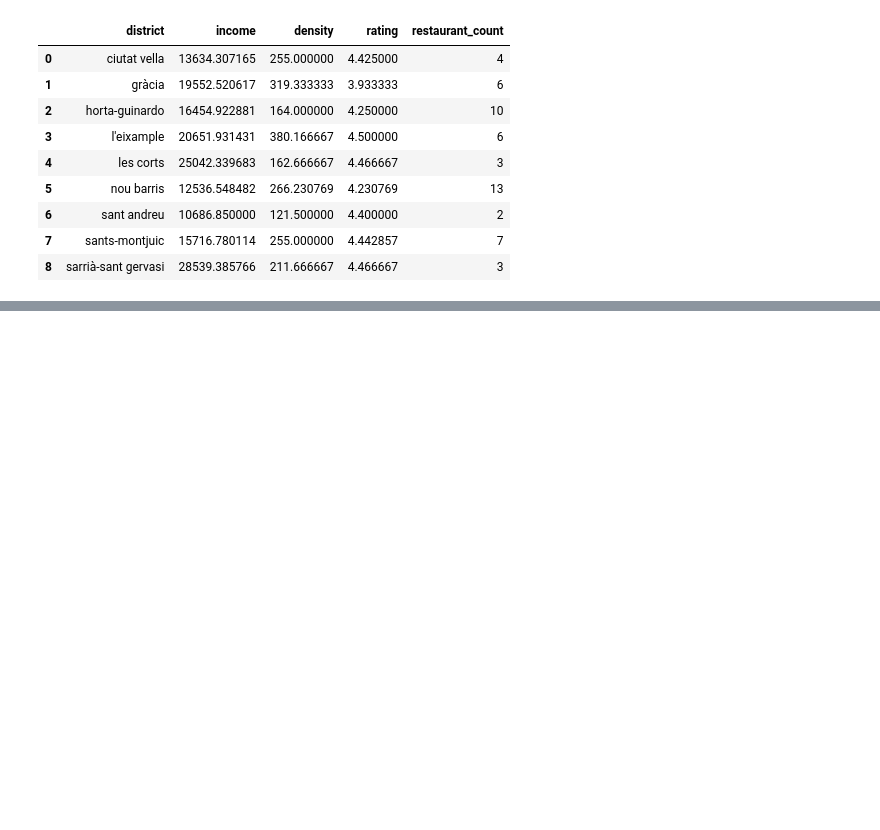
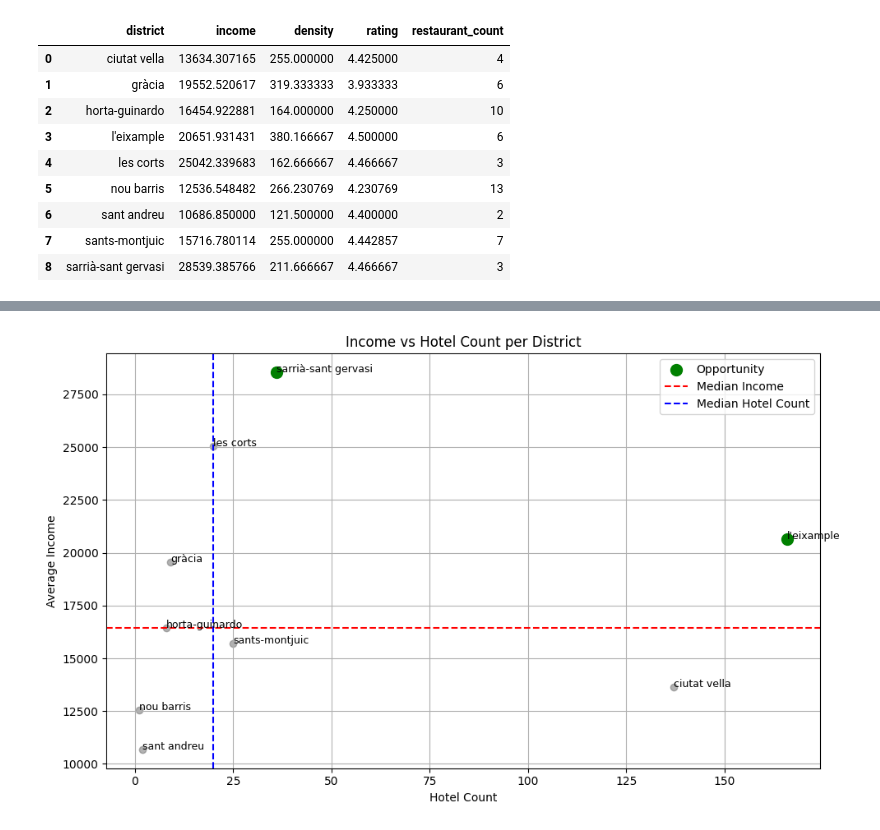
Before and after one commit to levinX7/first_project, a Jupyter notebook: notebooks/Maps_and_charts.ipynb, the cells around one changed output, grey strips where cells are left out. Drawn from its saved outputs; the diff is of its cells as text; code cells hidden in the pictures; blank space fills up the shorter version.

```diff
--- a/notebooks/Maps_and_charts.ipynb
+++ b/notebooks/Maps_and_charts.ipynb
@@ -87,0 +103,4 @@ plt.show()
+# %%
+
+all_df = pd.read_csv('combined_rest_and_hotel_count (1).csv')
+all_df.head()
@@ -87,0 +114,3 @@ plt.show()
+# %%
+all_df = all_df.loc[:, ~all_df.columns.str.contains('^Unnamed')]
+all_df
@@ -87,0 +236,3 @@ plt.show()
+# %%
+filtered_df = all_df.groupby('district')[['income', 'density', 'hotels_per_district']].mean().reset_index()
+filtered_df
@@ -87,0 +250,34 @@ plt.show()
+# %%
+import matplotlib.pyplot as plt
+
+income_median = filtered_df['income'].median()
+hotel_median = filtered_df['hotels_per_district'].median()
+
+# Plot
+plt.figure(figsize=(10, 6))
+plt.scatter(filtered_df['hotels_per_district'], filtered_df['income'], color='gray', alpha=0.6)
+
+# Highlight opportunity zones
+highlight = filtered_df[
+    (filtered_df['income'] > income_median) &
+    (filtered_df['hotels_per_district'] > hotel_median)
+]
+plt.scatter(highlight['hotels_per_district'], highlight['income'], color='green', label='Opportunity', s=100)
+
+# Annotate
+for _, row in filtered_df.iterrows():
+    plt.annotate(row['district'], (row['hotels_per_district'], row['income']), fontsize=9)
+
+# Lines
+plt.axhline(income_median, color='red', linestyle='--', label='Median Income')
+plt.axvline(hotel_median, color='blue', linestyle='--', label='Median Hotel Count')
+
+plt.xlabel('Hotel Count')
+plt.ylabel('Average Income')
+plt.title('Income vs Hotel Count per District')
+plt.legend()
+plt.grid(True)
+plt.tight_layout()
+plt.show()
+# %% [output]
+[figure, added]
```
Also changed, not shown: parts of 12 cells of this notebook, 5 other files.
